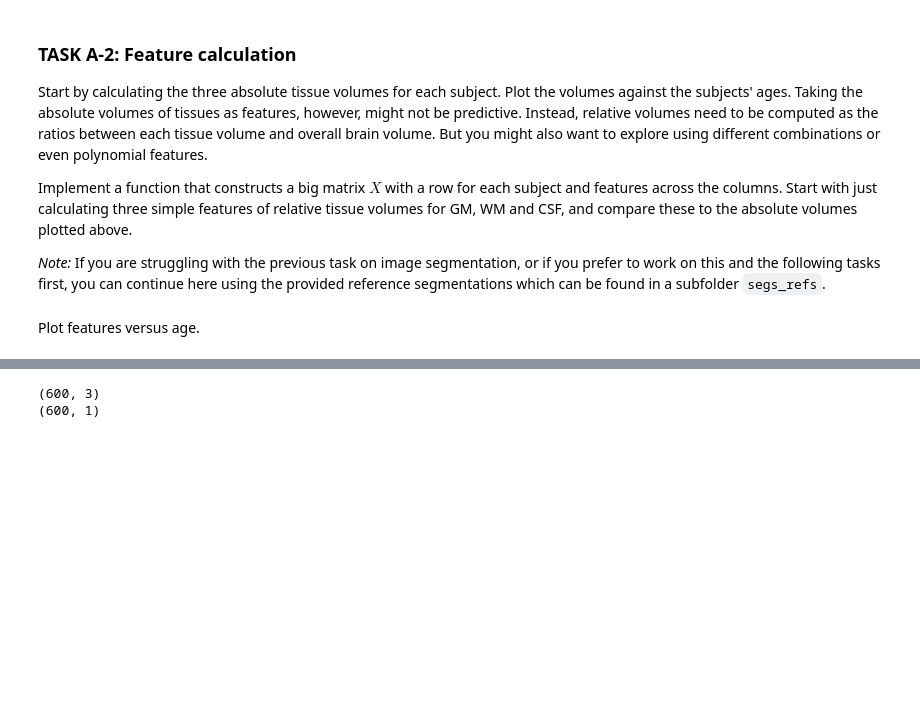
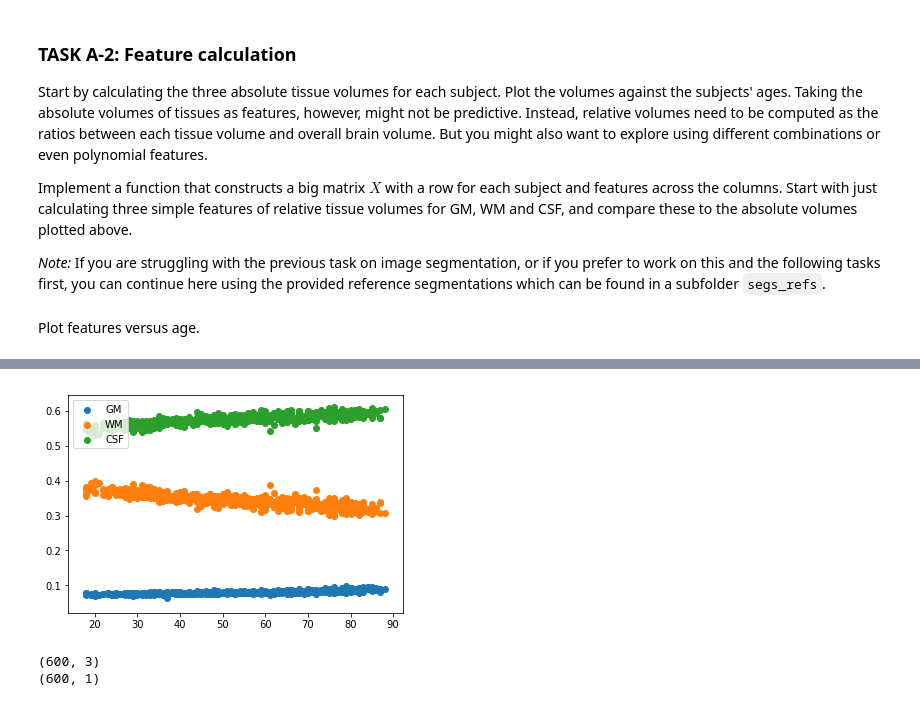
Before and after one commit to thien/mli.cw2, a Jupyter notebook: MLI-CW-2.ipynb, the cells around one changed output, grey strips where cells are left out. Cells and saved outputs as stored; diff of their text form; code cells hidden in the pictures; blank space fills up the shorter version.

```diff
--- a/MLI-CW-2.ipynb
+++ b/MLI-CW-2.ipynb
@@ -588,20 +679,22 @@ plt.show()
 # %%
 ## CALCULATE RELATIVE TISSUE VOLUMES
 
 vols_normalised = np.zeros((3,meta_data['ID'].count()))
 
 ########################################
 # ADD YOUR CODE HERE
 ########################################
 
 vol_reference = np.sum(vols, axis=0)
 vols_normalised = vols / vol_reference
 
-# plt.scatter(meta_data['age'], vols_normalised[0], label="GM")
-# plt.scatter(meta_data['age'], vols_normalised[1], label="WM")
-# plt.scatter(meta_data['age'], vols_normalised[2], label="CSF")
-# plt.legend()
-# plt.show()
+plt.scatter(meta_data['age'], vols_normalised[GM_INDEX], label="GM")
+plt.scatter(meta_data['age'], vols_normalised[WM_INDEX], label="WM")
+plt.scatter(meta_data['age'], vols_normalised[CSF_INDEX], label="CSF")
+plt.legend()
+plt.show()
+# %% [output]
+[figure, added]
 # %%
 X = vols_normalised.T
 y = meta_data['age'].values.reshape(-1,1)
```
Also changed, not shown: parts of 18 cells of this notebook.
